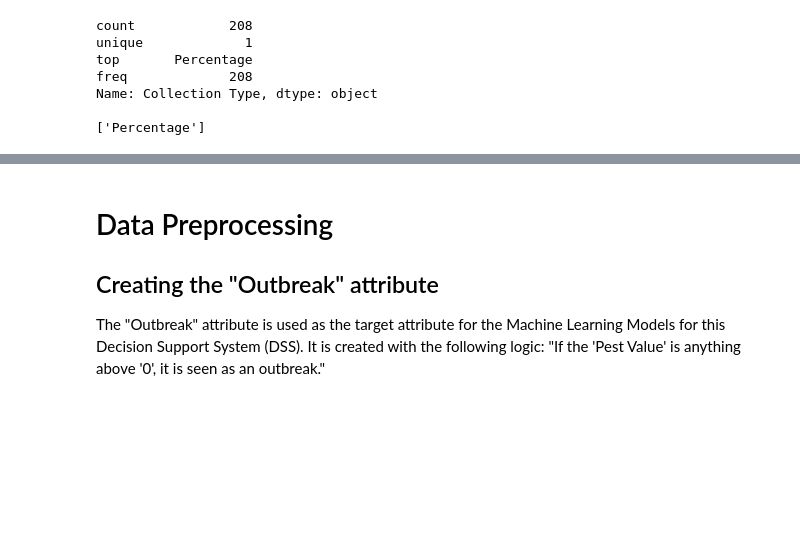
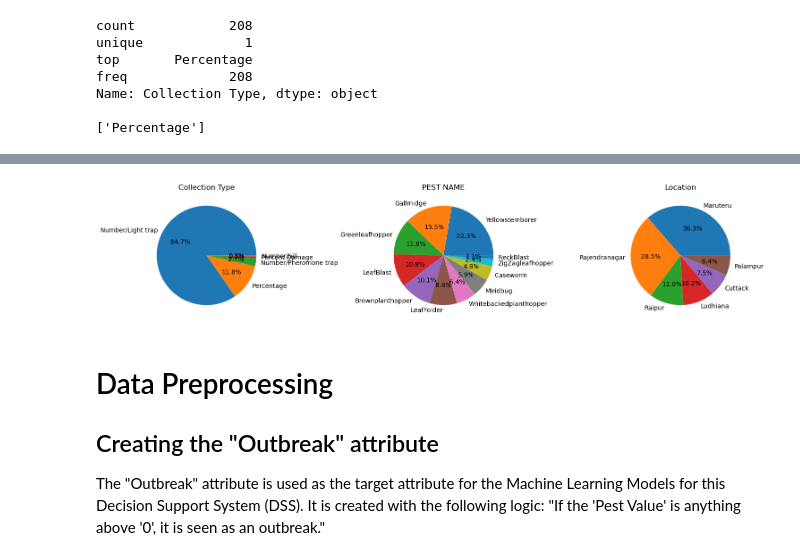
Before and after one commit to HXCLogic/Predictive-Modelling-for-Pest-Outbreak-Using-Machine-Learning-Techniques, a Jupyter notebook: Rice - Pest and Diseases/Rice.ipynb, the cells around one changed output, grey strips where cells are left out. Drawn from its saved outputs; the diff is of its cells as text; code cells hidden in the pictures; blank space fills up the shorter version.

```diff
--- a/Rice - Pest and Diseases/Rice.ipynb
+++ b/Rice - Pest and Diseases/Rice.ipynb
@@ -281,3 +309,26 @@ Name: Collection Type, dtype: object
+# %%
+# Select the columns for pie charts
+columns = ['Collection Type', 'PEST NAME', 'Location']
+
+# Create subplots for pie charts
+fig, axs = plt.subplots(1, len(columns), figsize=(15, 5))
+
+# Create pie charts for each column
+for i, column in enumerate(columns):
+    # Count the frequency of each unique value in the column
+    value_counts = data[column].value_counts()
+
+    # Plotting the pie chart
+    axs[i].pie(value_counts, labels=value_counts.index, autopct='%1.1f%%')
+    axs[i].set_title(column)
+
+# Adjust the spacing between subplots
+plt.tight_layout()
+
+# Display the plots
+plt.show()
+# %% [output]
+[figure, added]
 # %% [markdown]
 # Data Preprocessing
 
```
Also changed, not shown: parts of 3 cells of this notebook.
